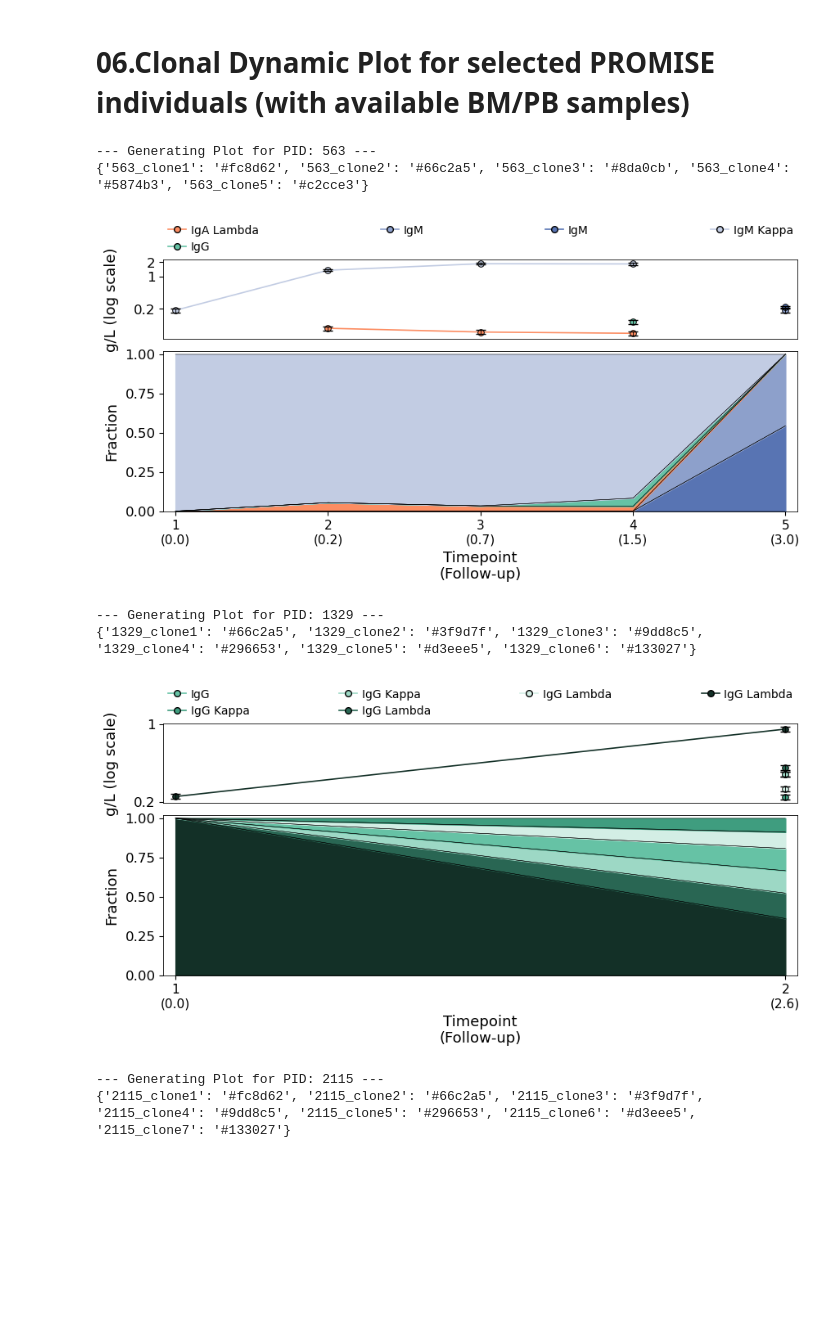
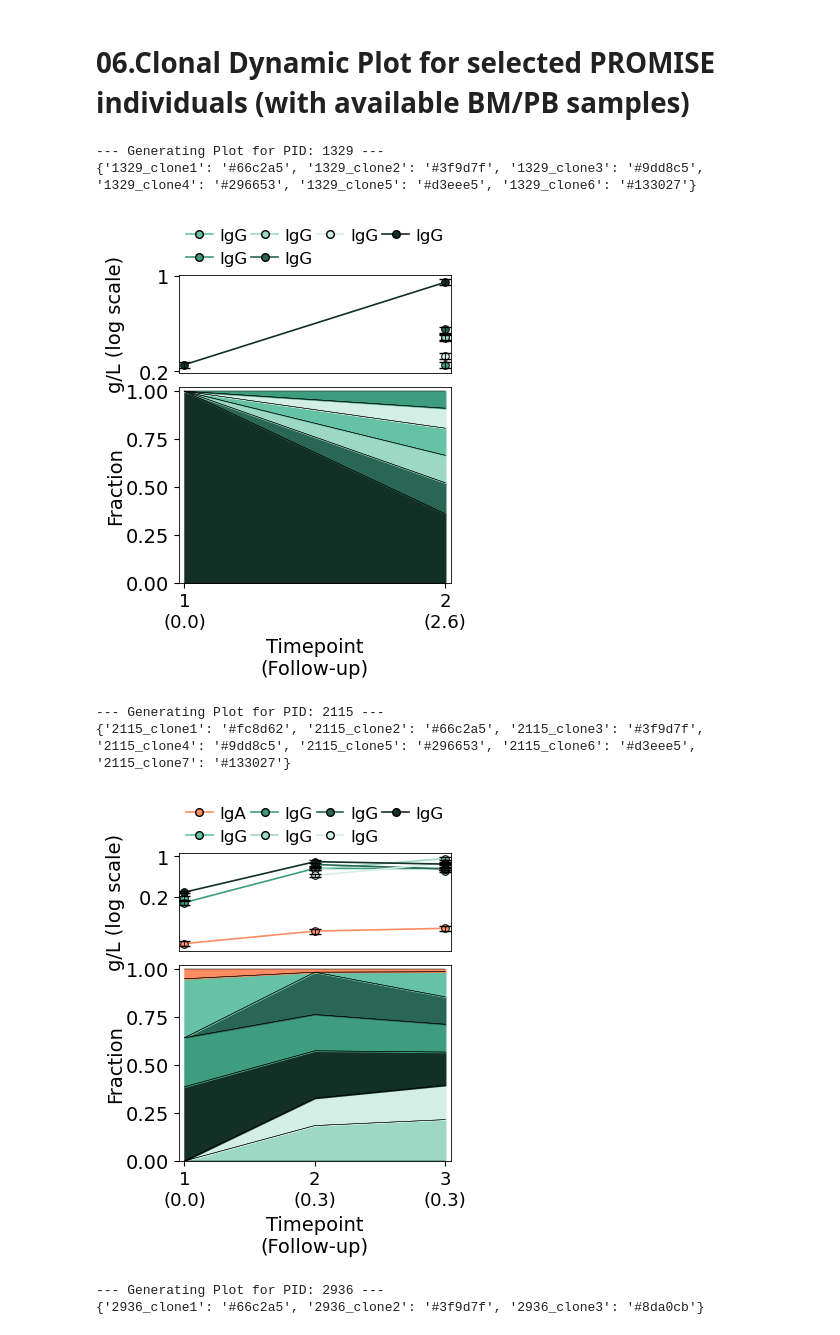
Before and after one commit to ghobriallab/mgip-clonal-bcell-evolution, a Jupyter notebook: 04.MS_dynamic_analysis_PLCO_PROMISE/PROMISE_notebook.ipynb, the cells around one changed output. Drawn from its saved outputs; the diff is of its cells as text; code cells hidden in the pictures; blank space fills up the shorter version.

```diff
--- a/04.MS_dynamic_analysis_PLCO_PROMISE/PROMISE_notebook.ipynb
+++ b/04.MS_dynamic_analysis_PLCO_PROMISE/PROMISE_notebook.ipynb
@@ -1577,6 +1577,9 @@ def plot_one_sample(ax1, ax2, df_sample, sample_name, ticksize=12, innersize=13,
         color = clone_id_to_color[clone_id]
         label = clone_id_to_label[clone_id]
 
+        label = label.replace(" Lambda", "").replace(" Kappa", "")
+        label = label.replace("Lambda", "").replace("Kappa", "")
+
         ax1.plot(
             x_positions, y_plot,
             color=color,
@@ -1616,7 +1619,7 @@ def plot_one_sample(ax1, ax2, df_sample, sample_name, ticksize=12, innersize=13,
     ax1.set_xticks([])
     ax1.xaxis.set_visible(False)
     ax1.set_yscale('log')
-    yticks = [0.015, 0.2, 1, 2, 5, 10]
+    yticks = [0.015, 0.2, 1, 5, 10]
     ax1.yaxis.set_major_locator(FixedLocator(yticks))
     ax1.yaxis.set_major_formatter(FuncFormatter(lambda x, _: f"{x:g}"))
     ax1.yaxis.set_minor_locator(NullLocator())
@@ -1703,7 +1706,7 @@ def plot_one_sample(ax1, ax2, df_sample, sample_name, ticksize=12, innersize=13,
     ax2.set_xlabel("Timepoint\n(Follow-up)", fontsize=innersize)
 
     ## y-axis label position
-    label_x_pos = -0.07
+    label_x_pos = -0.2
 
     for ax in [ax1, ax2]:
         ax.margins(x=0.02)
@@ -1757,46 +1760,57 @@ mask_all_negative = (
 
 filt_reshaped2_filtered = filt_reshaped2_filtered.loc[~mask_all_negative].copy()
 
+target_clones_to_show={
+    1329 : ['1329_clone6'], ## IgG Lambda
+    2115 : ['2115_clone2'], ## IgG
+    2936 : ['2936_clone2'], ## IgG Lambda (large offset: 13.2)
+    2512 : ['2512_clone1'], ## IgM
+    1106 : ['1106_clone3'], ## IgM
+    6373 : ['6373_clone1'], ## IgM
+}
+
 sample_dict = {
-    "PROMISE sequenced": [563, 1329, 2115, 2936, 1106, 1263, 2512, 6373],
+    "PROMISE sequenced": [1329, 2115, 2936, 2512, 1106, 6373, 1263, 563],
 }
 
 for key, sample_list in sample_dict.items():
     for sample in sample_list:
         print(f"--- Generating Plot for PID: {sample} ---")
 
-        fig = plt.figure(figsize=(10, 4))
+        fig = plt.figure(figsize=(3.5, 4))
 
         inner = gridspec.GridSpec(
             2, 1,
             height_ratios=[1, 2],
             hspace=0.1
         )
 
         ax1 = fig.add_subplot(inner[0])
         ax2 = fig.add_subplot(inner[1], sharex=ax1)
 
         df_sample = filt_reshaped2_filtered[filt_reshaped2_filtered['PROMISE_ID'] == sample].copy()
 
         if df_sample.empty:
             print(f"Skipping {sample}: No data found.")
             plt.close(fig)
             continue
 
-        plot_one_sample(ax1, ax2, df_sample, sample_name=sample)
+        plot_one_sample(ax1, ax2, df_sample, sample_name=sample,
+                        ticksize=14, innersize=14, titlesize=14,
+                        )
 
         plt.tight_layout()
 
         save_name = f"../00.Figures/F1_plot_PROMISE_MGIP_to_MGUS_{sample}.pdf"
         plt.savefig(save_name, bbox_inches="tight")
 
         plt.show()
 # %% [output]
---- Generating Plot for PID: 563 ---
-{'563_clone1': '#fc8d62', '563_clone2': '#66c2a5', '563_clone3': '#8da0cb', '563_clone4': '#5874b3', '563_clone5': '#c2cce3'}
+--- Generating Plot for PID: 1329 ---
+{'1329_clone1': '#66c2a5', '1329_clone2': '#3f9d7f', '1329_clone3': '#9dd8c5', '1329_clone4': '#296653', '1329_clone5': '#d3eee5', '1329_clone6': '#133027'}
-[figure, old version]
+[figure, new version]
---- Generating Plot for PID: 1329 ---
-{'1329_clone1': '#66c2a5', '1329_clone2': '#3f9d7f', '1329_clone3': '#9dd8c5', '1329_clone4': '#296653', '1329_clone5': '#d3eee5', '1329_clone6': '#133027'}
+--- Generating Plot for PID: 2115 ---
+{'2115_clone1': '#fc8d62', '2115_clone2': '#66c2a5', '2115_clone3': '#3f9d7f', '2115_clone4': '#9dd8c5', '2115_clone5': '#296653', '2115_clone6': '#d3eee5', '2115_clone7': '#133027'}
-[figure, old version]
+[figure, new version]
---- Generating Plot for PID: 2115 ---
-{'2115_clone1': '#fc8d62', '2115_clone2': '#66c2a5', '2115_clone3': '#3f9d7f', '2115_clone4': '#9dd8c5', '2115_clone5': '#296653', '2115_clone6': '#d3eee5', '2115_clone7': '#133027'}
+--- Generating Plot for PID: 2936 ---
+{'2936_clone1': '#66c2a5', '2936_clone2': '#3f9d7f', '2936_clone3': '#8da0cb'}
```
Also changed, not shown: parts of 1 cell of this notebook, 49 other files.
